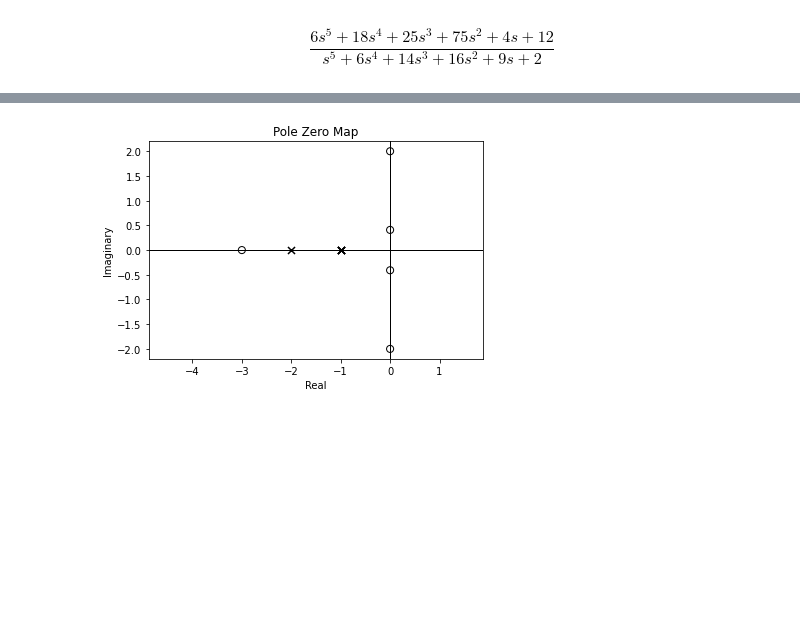
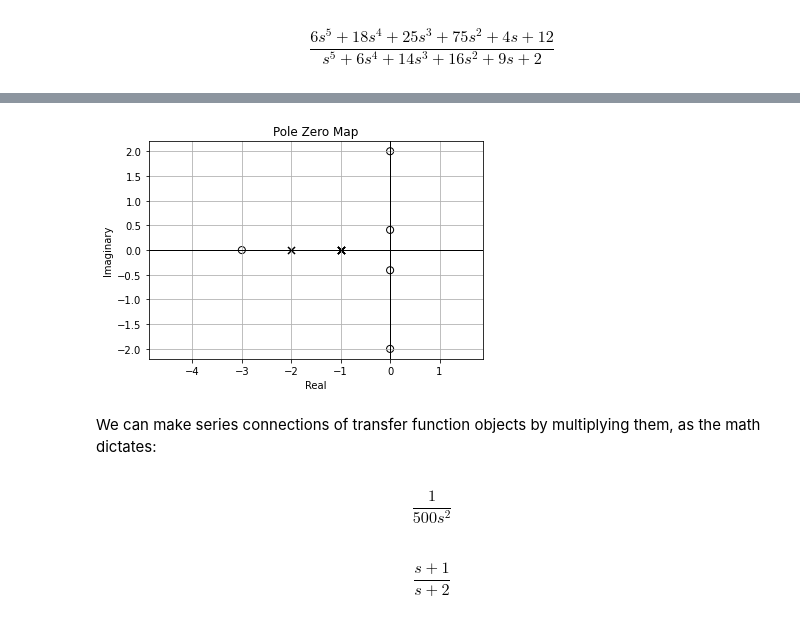
Before and after one commit to josephcslater/Tennessee_Tech_ECE_3210_public, a Jupyter notebook: 2.9 The Simulation of Systems.ipynb, the cells around one changed output, grey strips where cells are left out. Drawn from its saved outputs; the diff is of its cells as text; code cells hidden in the pictures; blank space fills up the shorter version.

```diff
--- a/2.9 The Simulation of Systems.ipynb
+++ b/2.9 The Simulation of Systems.ipynb
@@ -101,7 +106,20 @@ $$\frac{6 s^5 + 18 s^4 + 25 s^3 + 75 s^2 + 4 s + 12}{s^5 + 6 s^4 + 14 s^3 + 16 s
 # %%
-ctrl.pzmap(sys);
+ctrl.pzmap(sys)
+plt.grid(True)
 # %% [output]
-[figure, old version]
+[figure, new version]
+# %% [markdown]
+We can make series connections of transfer function objects by multiplying them, as the math dictates:
+# %%
+sys1=ctrl.tf(1,[500,0,0])
+sys1
+# %% [output]
+$$\frac{1}{500 s^2}$$
+# %%
+sys2=ctrl.tf([1,1],[1,2])
+sys2
+# %% [output]
+$$\frac{s + 1}{s + 2}$$
 # %%
 sys1*sys2
 # %% [output]
```
Also changed, not shown: parts of 19 cells of this notebook.
